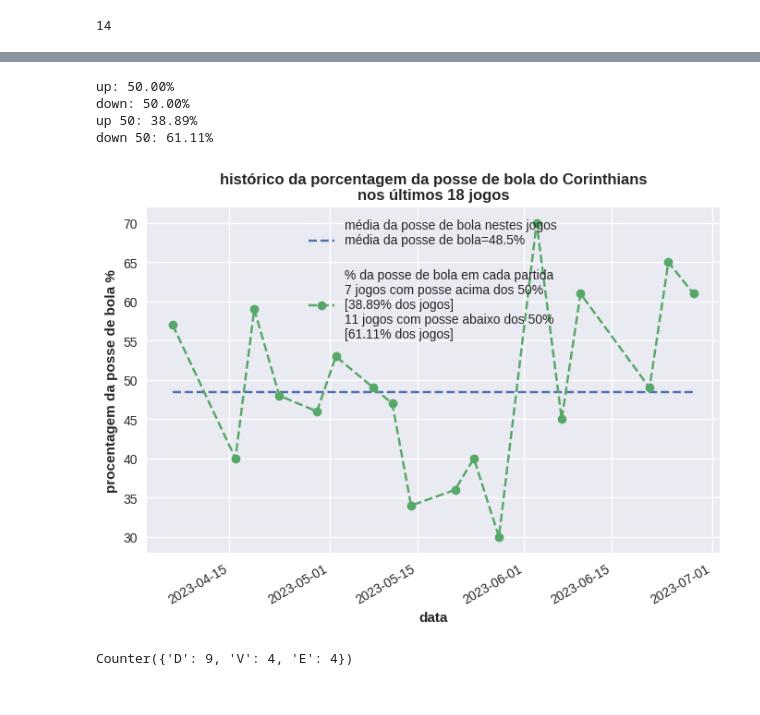
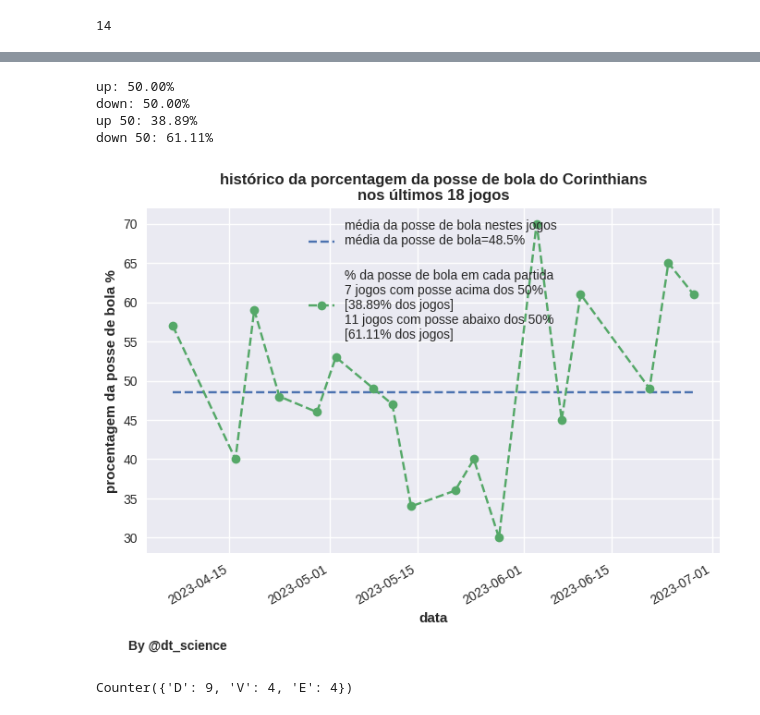
Before and after one commit to reinanbr/colab_notebooks, a Jupyter notebook: hist_jogos_timao_stats.ipynb, the cells around one changed output, grey strips where cells are left out. Drawn from its saved outputs; the diff is of its cells as text; code cells hidden in the pictures.

```diff
--- a/hist_jogos_timao_stats.ipynb
+++ b/hist_jogos_timao_stats.ipynb
@@ -119,34 +119,39 @@ print(f'down: {(100*(len(down_ava)/len(avarage))):.2f}%')
 
 
 
 # up 50%
 up_ava = [i for i in result if i> 50]
 
 #down 50%
 down_ava = [i for i in result if i < 50]
 
 print(f'up 50: {(100*(len(up_ava)/len(avarage))):.2f}%')
 print(f'down 50: {(100*(len(down_ava)/len(avarage))):.2f}%')
 
 
 fig, ax = plt.subplots()
 ax.plot_date(date[:len(result)],avarage,'--',label=f'média da posse de bola nestes jogos\nmédia da posse de bola={avarage[0]}%\n')
 ax.plot_date(date[:len(result)],result,'--o',label=f'% da posse de bola em cada partida\n{len(up_ava)} jogos com posse acima dos 50% \n[{(100*(len(up_ava)/len(avarage))):.2f}% dos jogos]\n{len(down_ava)} jogos com posse abaixo dos 50% \n[{(100*(len(down_ava)/len(avarage))):.2f}% dos jogos]')
 
 plt.title(f'histórico da porcentagem da posse de bola do Corinthians\nnos últimos {len(result)} jogos',fontweight='bold')
 plt.xlabel('data',fontweight='bold')
 plt.ylabel('procentagem da posse de bola %',fontweight='bold')
+
+plt.text(0.1, 0.01,'By @dt_science', fontsize=10, fontweight='bold', transform=plt.gcf().transFigure)
+
 plt.legend()
 fig.autofmt_xdate()
+
+
 plt.show()
 #print(dir(date[1]))
 #plt.xticks(date[:len(result)][::2],[f'{dat.day}/{dat.month}' for dat in date[:len(result)][::2]])
 # %% [output]
 up: 50.00%
 down: 50.00%
 up 50: 38.89%
 down 50: 61.11%
-[figure, old version]
+[figure, new version]
 # %%
 from collections import Counter
 
```
